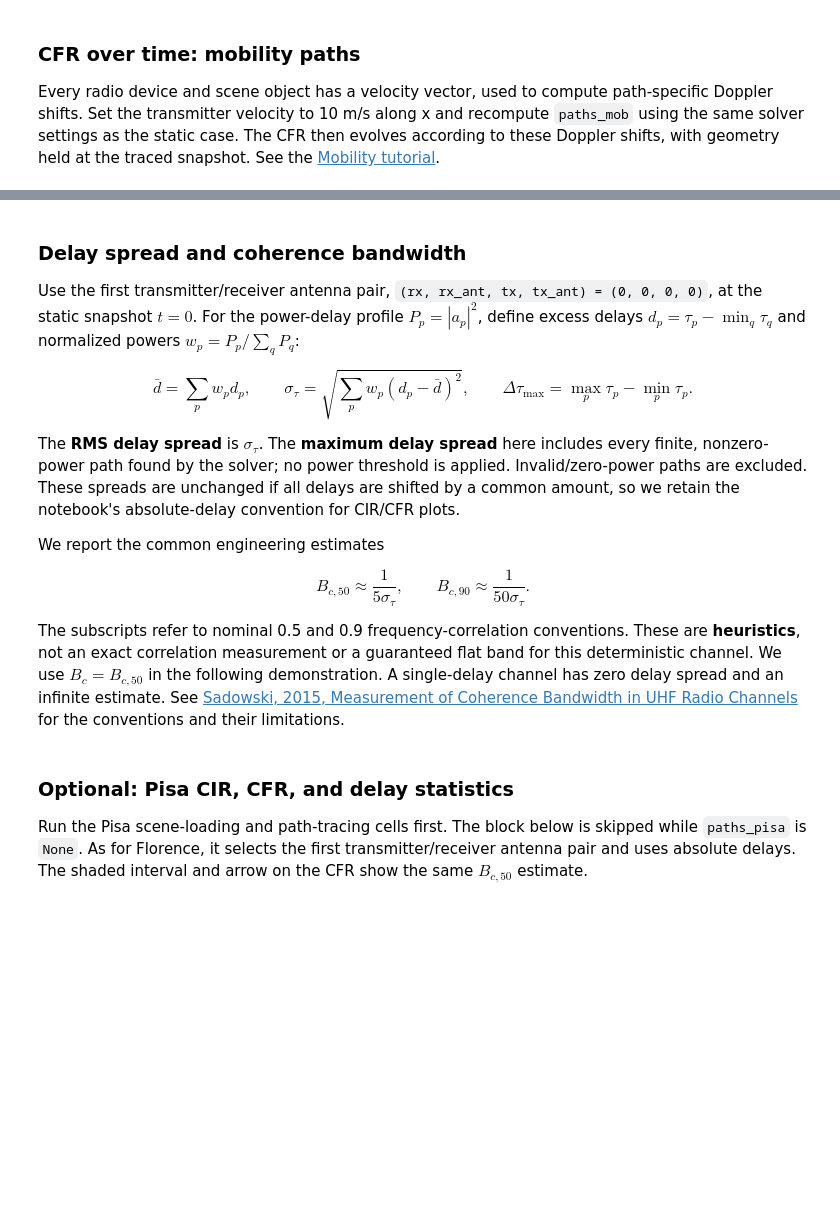
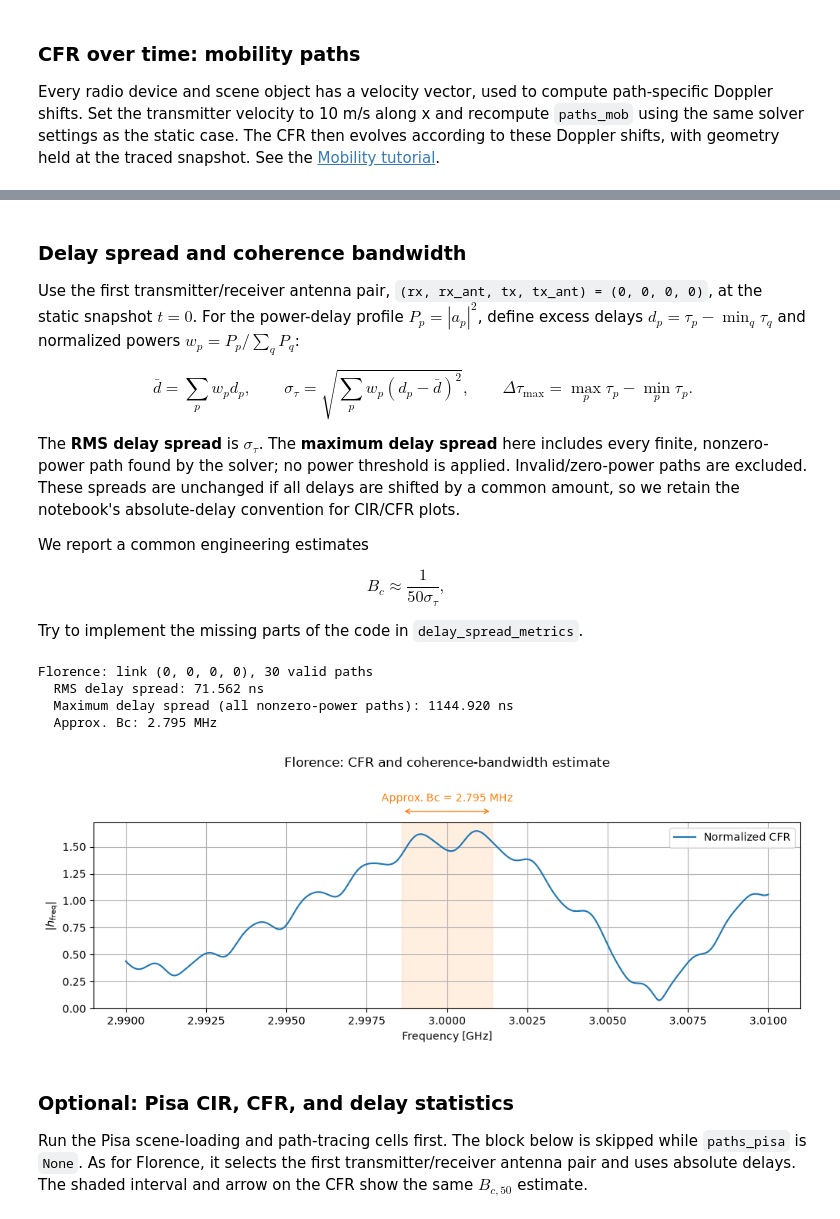
Before and after one commit to lostinafro/comm-workshops, a Jupyter notebook: 2026_wirelesscomms/raytracer_channel.ipynb, the cells around one changed output, grey strips where cells are left out. Cells and saved outputs as stored; diff of their text form; code cells hidden in the pictures; blank space fills up the shorter version.

```diff
--- a/2026_wirelesscomms/raytracer_channel.ipynb
+++ b/2026_wirelesscomms/raytracer_channel.ipynb
@@ -350,22 +380,22 @@ $$
 
 The **RMS delay spread** is $\sigma_\tau$. The **maximum delay spread** here includes every finite, nonzero-power path found by the solver; no power threshold is applied. Invalid/zero-power paths are excluded. These spreads are unchanged if all delays are shifted by a common amount, so we retain the notebook's absolute-delay convention for CIR/CFR plots.
 
-We report the common engineering estimates
+We report a common engineering estimates
 
 $$
-B_{c,50}\approx\frac{1}{5\sigma_\tau},\qquad
-B_{c,90}\approx\frac{1}{50\sigma_\tau}.
+B_{c}\approx\frac{1}{50 \sigma_\tau},\qquad
 $$
 
-The subscripts refer to nominal 0.5 and 0.9 frequency-correlation conventions. These are **heuristics**, not an exact correlation measurement or a guaranteed flat band for this deterministic channel. We use $B_c=B_{c,50}$ in the following demonstration. A single-delay channel has zero delay spread and an infinite estimate. See [Sadowski, 2015, Measurement of Coherence Bandwidth in UHF Radio Channels](https://doi.org/10.1155/2015/985892) for the conventions and their limitations.
+Try to implement the missing parts of the code in `delay_spread_metrics`.
 # %%
 def link_cir(paths_object, link=(0, 0, 0, 0)):
     """Finite, nonzero-power paths for one SISO link at t=0; absolute delays."""
-    a_all, tau_all = paths_object.cir(
-        normalize_delays=False, num_time_steps=1, out_type="numpy")
+    a_all, tau_all = paths_object.cir(normalize_delays=False,
+                                      num_time_steps=1,
+                                      out_type="numpy")
     rx_i, rx_ant_i, tx_i, tx_ant_i = link
-    coefficients = np.asarray(a_all[rx_i, rx_ant_i, tx_i, tx_ant_i, :, 0],
-                              dtype=np.complex128)
+    coefficients = np.asarray(a_all[rx_i, rx_ant_i, tx_i, tx_ant_i, :, 0], dtype=np.complex128)
+
     # RT versions/array modes may share path delays across antenna elements.
     if tau_all.ndim == 5:
         delays = np.asarray(tau_all[rx_i, rx_ant_i, tx_i, tx_ant_i, :],
@@ -374,17 +404,25 @@ def link_cir(paths_object, link=(0, 0, 0, 0)):
         delays = np.asarray(tau_all[rx_i, tx_i, :], dtype=np.float64)
     else:
         raise ValueError(f"Unexpected RT delay shape: {tau_all.shape}")
+
+    # Check is power is non-negligible
     power = np.abs(coefficients)**2
     valid = (np.isfinite(delays) & (delays >= 0)
              & np.isfinite(coefficients) & (power > 0))
     if not np.any(valid):
         raise ValueError(f"No finite, nonzero-power propagation paths for link {link}.")
+
+    # Reorder and output the CIR amplitude and delays
     order = np.argsort(delays[valid])
     return coefficients[valid][order], delays[valid][order]
 
 
 def delay_spread_metrics(paths_object, link=(0, 0, 0, 0)):
+    """Compute delay spread taking a paths object."""
+    # Take CIR removing negligible paths
     coefficients, delays = link_cir(paths_object, link)
+
+    # Compute the formula here
     power = np.abs(coefficients)**2
     weights = power / power.sum()
     excess_delay = delays - delays.min()
@@ -397,8 +435,8 @@ def delay_spread_metrics(paths_object, link=(0, 0, 0, 0)):
         "mean_excess_delay_s": float(mean_excess_delay),
         "rms_delay_spread_s": rms,
         "max_delay_spread_s": float(np.ptp(delays)),
-        "coherence_bandwidth_50_hz": np.inf if rms == 0 else 1/(5*rms),
-        "coherence_bandwidth_90_hz": np.inf if rms == 0 else 1/(50*rms),
+        "coherence_bandwidth": np.inf if rms == 0 else 1/(rms*5),
+        "coherence_bandwidth_tse": 1 / float(np.ptp(delays)) / 2,
     }
 
 
@@ -407,14 +445,13 @@ def print_delay_metrics(metrics, label):
     print(f"  RMS delay spread: {metrics['rms_delay_spread_s']*1e9:.3f} ns")
     print(f"  Maximum delay spread (all nonzero-power paths): "
           f"{metrics['max_delay_spread_s']*1e9:.3f} ns")
-    print(f"  Approx. Bc,50: {metrics['coherence_bandwidth_50_hz']/1e6:.3f} MHz")
-    print(f"  Approx. Bc,90: {metrics['coherence_bandwidth_90_hz']/1e6:.3f} MHz")
+    print(f"  Approx. Bc: {metrics['coherence_bandwidth']/1e6:.3f} MHz")
 
 
-def plot_cfr_with_coherence(paths_object, metrics, center_frequency, label,
-                            sweep_bandwidth=20e6):
-    """Show the Bc,50 estimate as an actual-width interval above the CFR."""
-    bc = metrics["coherence_bandwidth_50_hz"]
+def plot_cfr_with_coherence(paths_object, metrics, center_frequency,
+                            label, sweep_bandwidth=20e6):
+    """Show the Bc estimate as an actual-width interval above the CFR."""
+    bc = metrics["coherence_bandwidth"]
     # Widen the display if needed so the entire coherence-bandwidth bracket fits.
     span = max(sweep_bandwidth, 1.4*bc) if np.isfinite(bc) else sweep_bandwidth
     offsets = np.linspace(-span/2, span/2, 2048)
@@ -423,36 +460,41 @@ def plot_cfr_with_coherence(paths_object, metrics, center_frequency, label,
     rx_i, rx_ant_i, tx_i, tx_ant_i = metrics["link"]
     magnitude = np.abs(h[rx_i, rx_ant_i, tx_i, tx_ant_i, 0, :])
     fig, ax = plt.subplots(figsize=(10, 4))
     ax.plot((center_frequency + offsets)/1e9, magnitude, label="Normalized CFR")
     if np.isfinite(bc):
         left, right = (center_frequency + np.array([-bc/2, bc/2]))/1e9
         ax.axvspan(left, right, alpha=0.12, color="tab:orange")
         # x in GHz, y in axes coordinates: keep the bracket above the curve.
         transform = ax.get_xaxis_transform()
         ax.annotate("", xy=(left, 1.06), xytext=(right, 1.06),
                     xycoords=transform, textcoords=transform,
                     arrowprops=dict(arrowstyle="<->", color="tab:orange"),
                     annotation_clip=False)
-        ax.text((left+right)/2, 1.10,
-                f"Approx. Bc,50 = {bc/1e6:.3f} MHz", transform=transform,
-                ha="center", va="bottom", color="tab:orange")
+        ax.text((left+right)/2, 1.10, f"Approx. Bc = {bc/1e6:.3f} MHz",
+                transform=transform, ha="center", va="bottom", color="tab:orange")
     else:
         ax.text(0.5, 1.08, "Zero RMS delay spread: estimated Bc is infinite",
                 transform=ax.transAxes, ha="center")
     ax.set(xlabel="Frequency [GHz]", ylabel=r"$|h_\mathrm{freq}|$",
            title=f"{label}: CFR and coherence-bandwidth estimate")
     ax.set_title(ax.get_title(), pad=52)
     ax.grid(True)
     ax.legend(loc="best")
     fig.tight_layout()
     plt.show()
     return fig, ax
 
 
 florence_metrics = delay_spread_metrics(paths)
 print_delay_metrics(florence_metrics, "Florence")
 _ = plot_cfr_with_coherence(paths, florence_metrics, carrier_frequency, "Florence",
                             sweep_bandwidth=bandwidth)
+# %% [output]
+Florence: link (0, 0, 0, 0), 30 valid paths
+  RMS delay spread: 71.562 ns
+  Maximum delay spread (all nonzero-power paths): 1144.920 ns
+  Approx. Bc: 2.795 MHz
+[figure, added]
 # %% [markdown]
 ### Optional: Pisa CIR, CFR, and delay statistics
 
```
Also changed, not shown: parts of 20 cells of this notebook.
